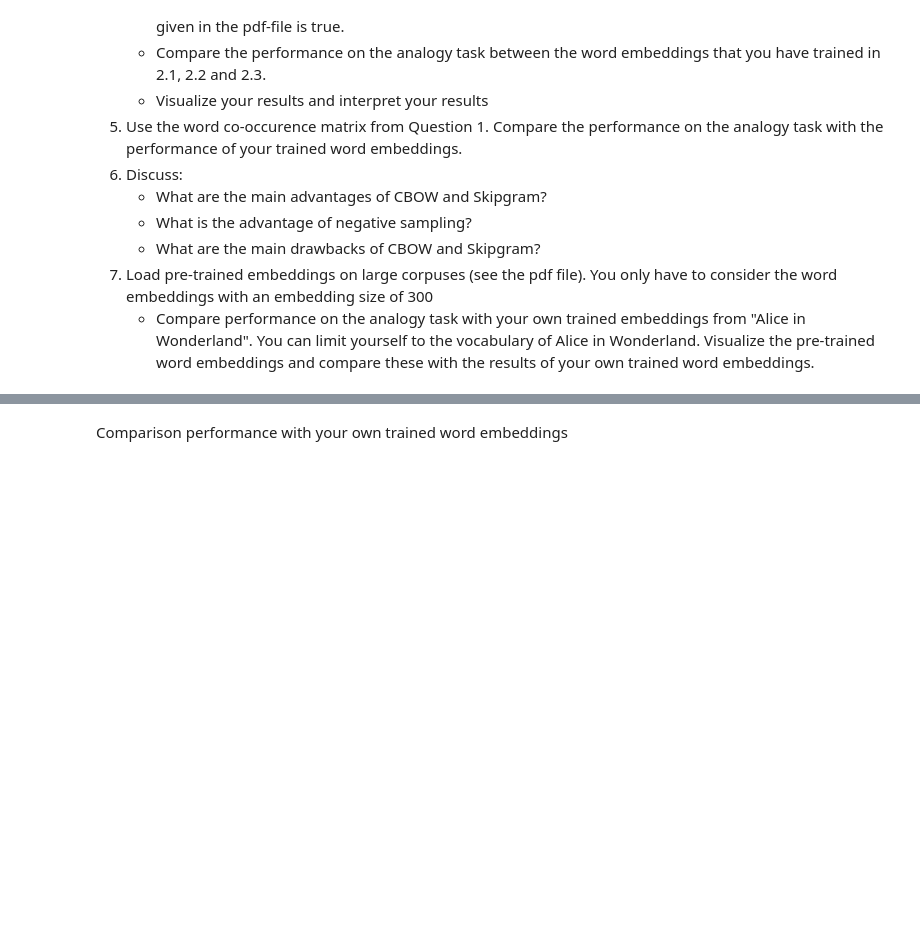
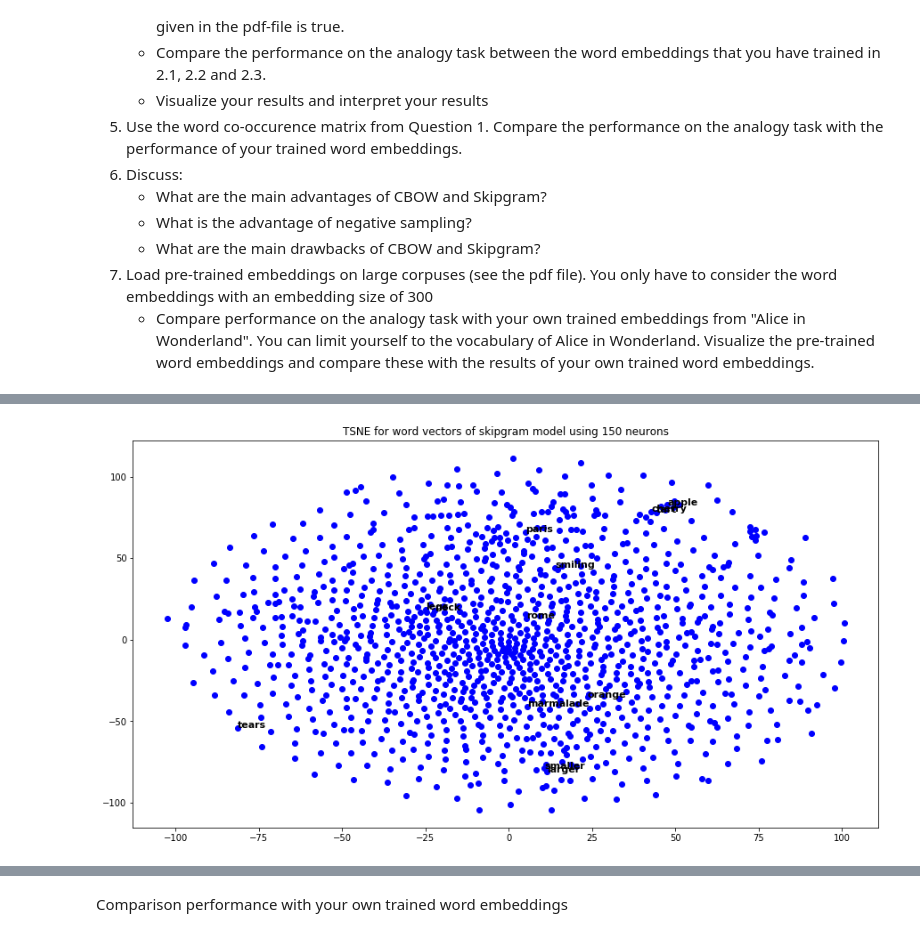
Before and after one commit to jacordero/recsys, a Jupyter notebook: Assignment1Jorge.ipynb, the cells around one changed output, grey strips where cells are left out. Cells and saved outputs as stored; diff of their text form; code cells hidden in the pictures; blank space fills up the shorter version.

```diff
--- a/Assignment1Jorge.ipynb
+++ b/Assignment1Jorge.ipynb
@@ -312,2 +245,7 @@ save_skipgram_data(SKIPGRAM_4WORDS, x, y)
+# %%
+# Generate and save data for skipgram model
+DATA_SKIPGRAM_FILENAME = "data_skipgram.txt"
+x,y = generate_data_skipgram(corpus,window_size,V)
+save_skipgram_data(DATA_SKIPGRAM_FILENAME, x, y)
 # %%
 #create Skipgram models
@@ -323,6 +266,6 @@ skipgram_4words_model.add(Dense(input_dim=dim, units=V, kernel_initializer='unif
 # %%
 #define loss function for Skipgrams
-skipgram_2words_model.compile(loss='categorical_crossentropy', optimizer='adam')
-#define loss function for Skipgram
-skipgram_4words_model.compile(loss='categorical_crossentropy', optimizer='adam')
+skipgram_50neurons_model.compile(loss='categorical_crossentropy', optimizer='adam')
+skipgram_150neurons_model.compile(loss='categorical_crossentropy', optimizer='adam')
+skipgram_300neurons_model.compile(loss='categorical_crossentropy', optimizer='adam')
 # %%
@@ -540,5 +645,3 @@ The following sentences are used to test our analogy function:
 # %%
-result1 = analogy('rome', 'paris', 'neck', 'legs', skipgram_2words_model_vectors, nn_skipgram_2words)
-result2 = analogy('tears', 'smiling', 'smaller', 'larger', skipgram_2words_model_vectors, nn_skipgram_2words)
-result3 = analogy('rome', 'paris', 'apple', 'cherry', skipgram_2words_model_vectors, nn_skipgram_2words)
-result4 = analogy('orange', 'marmalade', 'apple', 'tart', skipgram_2words_model_vectors, nn_skipgram_2words)
+analogy_words = ['rome', 'paris', 'neck', 'legs', 'tears', 'smiling', 'smaller',
+                 'larger', 'apple', 'cherry', 'orange', 'marmalade', 'tart']
@@ -568,0 +701,16 @@ Comparison performance:
+# %%
+fig = plt.figure(figsize=(15, 8))
+plt.scatter(skipgram_150neurons_model_vectors_projection[0],
+            skipgram_150neurons_model_vectors_projection[1],
+            c='b', cmap=plt.cm.Spectral)
+
+for word in analogy_words:
+    idx = tokenizer.word_index[word]
+    x_pos= skipgram_150neurons_model_vectors_projection[0][idx]
+    y_pos= skipgram_150neurons_model_vectors_projection[1][idx]
+    plt.annotate(word, (x_pos, y_pos), fontsize=11, fontweight='bold')
+
+plt.title("TSNE for word vectors of skipgram model using 150 neurons")
+plt.show()
+# %% [output]
+[figure, added]
```
Also changed, not shown: parts of 52 cells of this notebook.
